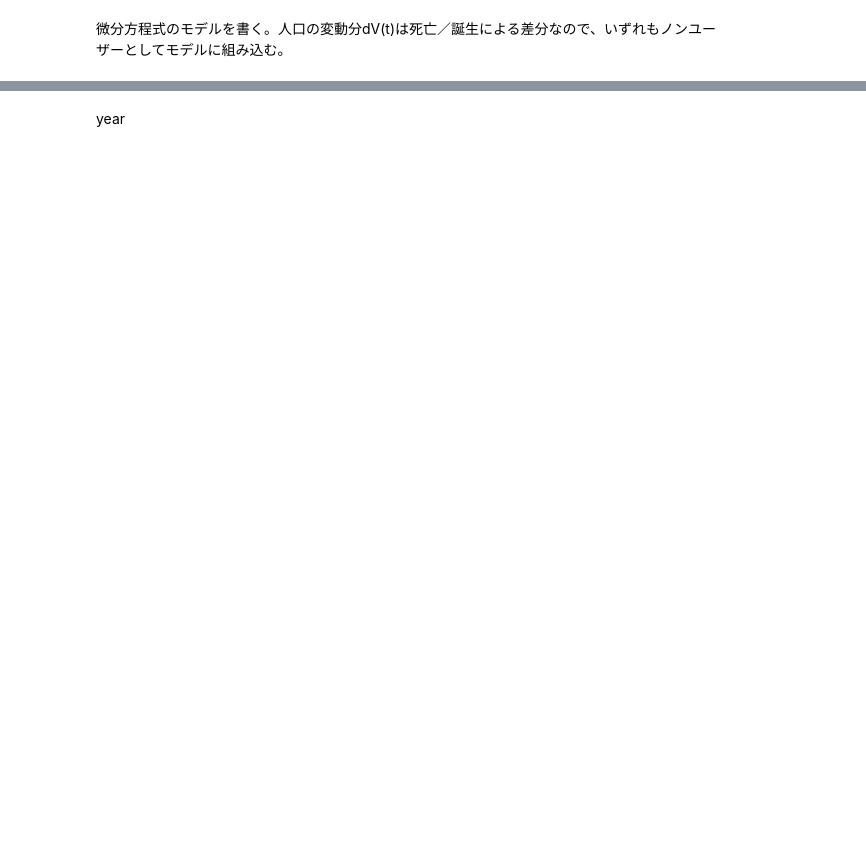
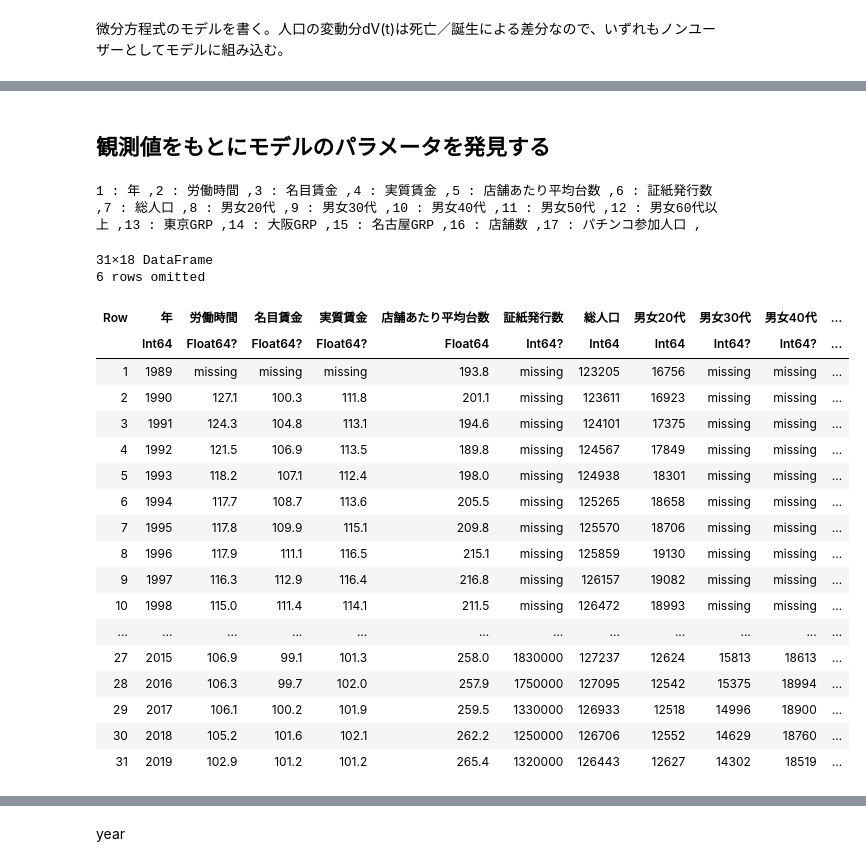
Before and after one commit to kimseok1973/Pachinko_Industry, a Jupyter notebook: パチンコの微分方程式モデリング.ipynb, the cells around one changed output, grey strips where cells are left out. Saved outputs shown, nothing was run; the diff lists cells and outputs as text; code cells hidden in the pictures; blank space fills up the shorter version.

```diff
--- a/パチンコの微分方程式モデリング.ipynb
+++ b/パチンコの微分方程式モデリング.ipynb
@@ -105,13 +131,38 @@ plot!(sol,idxs=[P])
 # %%
 using DataFrames, CSV
+# %% [markdown]
+## 観測値をもとにモデルのパラメータを発見する
 # %%
-dx = CSV.read(joinpath("..","Pachinko","p-datasets2.csv"),DataFrame)
+dx = CSV.read(joinpath("p-datasets2.csv"),DataFrame)
 for (i,e) in enumerate(names(dx))
     print("$i : $e ,")
 end
 eq = zeros(31) ; eq[23:end] .= 1.0
 dx.eq = eq ;
 #dx.パチンコ参加人口 = dx.パチンコ参加人口 .* 10 ;
+dx
+# %% [output]
+1 : 年 ,2 : 労働時間 ,3 : 名目賃金 ,4 : 実質賃金 ,5 : 店舗あたり平均台数 ,6 : 証紙発行数 ,7 : 総人口 ,8 : 男女20代 ,9 : 男女30代 ,10 : 男女40代 ,11 : 男女50代 ,12 : 男女60代以上 ,13 : 東京GRP ,14 : 大阪GRP ,15 : 名古屋GRP ,16 : 店舗数 ,17 : パチンコ参加人口 ,
+31×18 DataFrame
+6 rows omitted
+| Row | 年 | 労働時間 | 名目賃金 | 実質賃金 | 店舗あたり平均台数 | 証紙発行数 | 総人口 | 男女20代 | 男女30代 | 男女40代 | ... |
+|  | Int64 | Float64? | Float64? | Float64? | Float64 | Int64? | Int64 | Int64 | Int64? | Int64? | ... |
+| 1 | 1989 | missing | missing | missing | 193.8 | missing | 123205 | 16756 | missing | missing | ... |
+| 2 | 1990 | 127.1 | 100.3 | 111.8 | 201.1 | missing | 123611 | 16923 | missing | missing | ... |
+| 3 | 1991 | 124.3 | 104.8 | 113.1 | 194.6 | missing | 124101 | 17375 | missing | missing | ... |
+| 4 | 1992 | 121.5 | 106.9 | 113.5 | 189.8 | missing | 124567 | 17849 | missing | missing | ... |
+| 5 | 1993 | 118.2 | 107.1 | 112.4 | 198.0 | missing | 124938 | 18301 | missing | missing | ... |
+| 6 | 1994 | 117.7 | 108.7 | 113.6 | 205.5 | missing | 125265 | 18658 | missing | missing | ... |
+| 7 | 1995 | 117.8 | 109.9 | 115.1 | 209.8 | missing | 125570 | 18706 | missing | missing | ... |
+| 8 | 1996 | 117.9 | 111.1 | 116.5 | 215.1 | missing | 125859 | 19130 | missing | missing | ... |
+| 9 | 1997 | 116.3 | 112.9 | 116.4 | 216.8 | missing | 126157 | 19082 | missing | missing | ... |
+| 10 | 1998 | 115.0 | 111.4 | 114.1 | 211.5 | missing | 126472 | 18993 | missing | missing | ... |
+| ... | ... | ... | ... | ... | ... | ... | ... | ... | ... | ... | ... |
+| 27 | 2015 | 106.9 | 99.1 | 101.3 | 258.0 | 1830000 | 127237 | 12624 | 15813 | 18613 | ... |
+| 28 | 2016 | 106.3 | 99.7 | 102.0 | 257.9 | 1750000 | 127095 | 12542 | 15375 | 18994 | ... |
+| 29 | 2017 | 106.1 | 100.2 | 101.9 | 259.5 | 1330000 | 126933 | 12518 | 14996 | 18900 | ... |
+| 30 | 2018 | 105.2 | 101.6 | 102.1 | 262.2 | 1250000 | 126706 | 12552 | 14629 | 18760 | ... |
+| 31 | 2019 | 102.9 | 101.2 | 101.2 | 265.4 | 1320000 | 126443 | 12627 | 14302 | 18519 | ... |
 # %%
 Pu = dx.パチンコ参加人口[6:end]
 Vu = dx.総人口[6:end]
```
Also changed, not shown: parts of 38 cells of this notebook, 1 other file.
